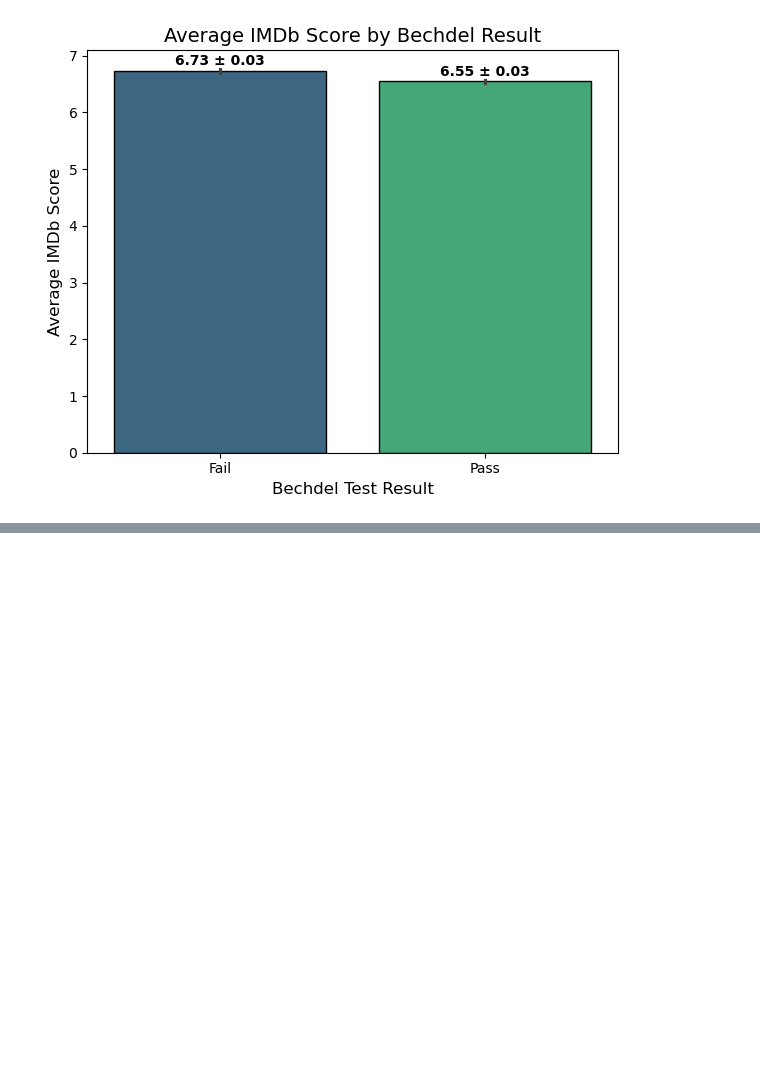
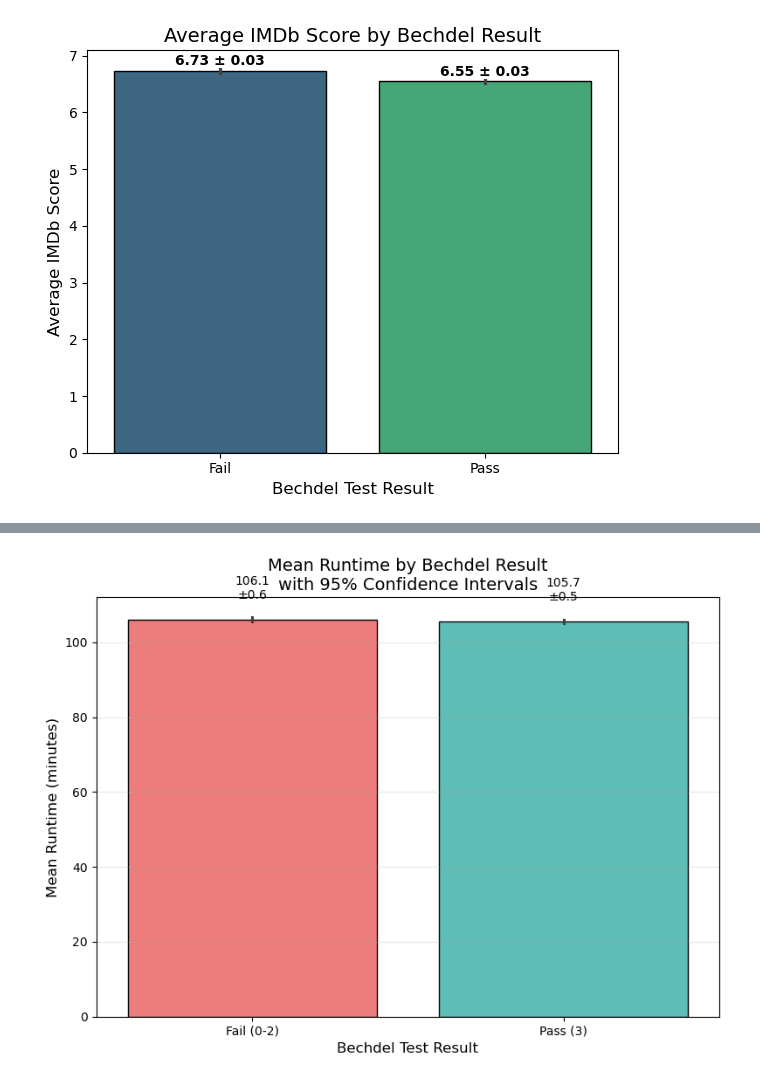
Before and after one commit to brookeyeye/Bechdel, a Jupyter notebook: Scripts/AnalysisScripts/metadata_eda.ipynb, the cells around one changed output, grey strips where cells are left out. Cells and saved outputs as stored; diff of their text form; code cells hidden in the pictures; blank space fills up the shorter version.

Commit message:
plotted runtime vs. bechdel

```diff
--- a/Scripts/AnalysisScripts/metadata_eda.ipynb
+++ b/Scripts/AnalysisScripts/metadata_eda.ipynb
@@ -432,0 +394,78 @@ Passing `palette` without assigning `hue` is deprecated and will be removed in v
+# %%
+from scipy.stats import ttest_ind
+import numpy as np
+import matplotlib.pyplot as plt
+import seaborn as sns
+
+# 1. Prepare data - filter out extreme outliers and create Pass/Fail groups
+df_clean = df[(df['runtimeMinutes'] < df['runtimeMinutes'].quantile(0.99))].copy()
+df_clean['bechdel_result'] = df_clean['bechdel_score'].apply(lambda x: 'Fail (0-2)' if x < 3 else 'Pass (3)')
+
+# 2. Calculate mean and confidence intervals
+grouped = df_clean.groupby('bechdel_result')['runtimeMinutes'].agg(['mean', 'sem', 'count'])
+grouped['ci'] = 1.96 * grouped['sem']  # 95% CI
+grouped.reset_index(inplace=True)
+
+# 3. Print results
+print("Runtime (minutes) by Bechdel Result (with 95% Confidence Intervals)")
+print("================================================================")
+for _, row in grouped.iterrows():
+    print(f"{row['bechdel_result']}:")
+    print(f"  Mean runtime: {row['mean']:.1f} minutes")
+    print(f"  95% CI: ({row['mean']-row['ci']:.1f}, {row['mean']+row['ci']:.1f})")
+    print(f"  Sample size: {row['count']}")
+    print("")
+
+# 4. Hypothesis testing (Independent t-test)
+print("\nHypothesis Testing Results:")
+print("==========================")
+
+# Prepare data for t-test
+fail_runtime = df_clean[df_clean['bechdel_result'] == 'Fail (0-2)']['runtimeMinutes']
+pass_runtime = df_clean[df_clean['bechdel_result'] == 'Pass (3)']['runtimeMinutes']
+
+# Welch's t-test (doesn't assume equal variances)
+t_stat, p_value = ttest_ind(fail_runtime, pass_runtime, equal_var=False)
+
+# Calculate Cohen's d for effect size
+cohen_d = (pass_runtime.mean() - fail_runtime.mean()) / np.sqrt(
+    (fail_runtime.std()**2 + pass_runtime.std()**2) / 2
+)
+
+print(f"t-statistic: {t_stat:.2f}")
+print(f"p-value: {p_value:.10f}")
+print(f"Cohen's d (effect size): {cohen_d:.2f}")
+
+# 5. Create the plot
+plt.figure(figsize=(8, 6))
+ax = sns.barplot(
+    data=df_clean,
+    x='bechdel_result',
+    y='runtimeMinutes',
+    estimator='mean',
+    errorbar=('ci', 95),
+    palette=['#ff6b6b', '#4ecdc4'],  # Red for Fail, Teal for Pass
+    edgecolor='black',
+    order=['Fail (0-2)', 'Pass (3)']
+)
+
+# Customize plot
+plt.title('Mean Runtime by Bechdel Result\nwith 95% Confidence Intervals', fontsize=14)
+plt.xlabel('Bechdel Test Result', fontsize=12)
+plt.ylabel('Mean Runtime (minutes)', fontsize=12)
+plt.grid(axis='y', alpha=0.3)
+
+# Add value labels
+for _, row in grouped.iterrows():
+    ax.text(
+        row['bechdel_result'] == 'Pass (3)',  # 0 for Fail, 1 for Pass
+        row['mean'] + row['ci'] + 5,
+        f"{row['mean']:.1f}\n±{row['ci']:.1f}",
+        ha='center',
+        color='black',
+        fontsize=10
+    )
+
+plt.tight_layout()
+plt.show()
+# %% [output]
@@ -432,0 +493 @@ Passing `palette` without assigning `hue` is deprecated and will be removed in v
+[figure, added]
```
Also changed, not shown: parts of 8 cells of this notebook.
